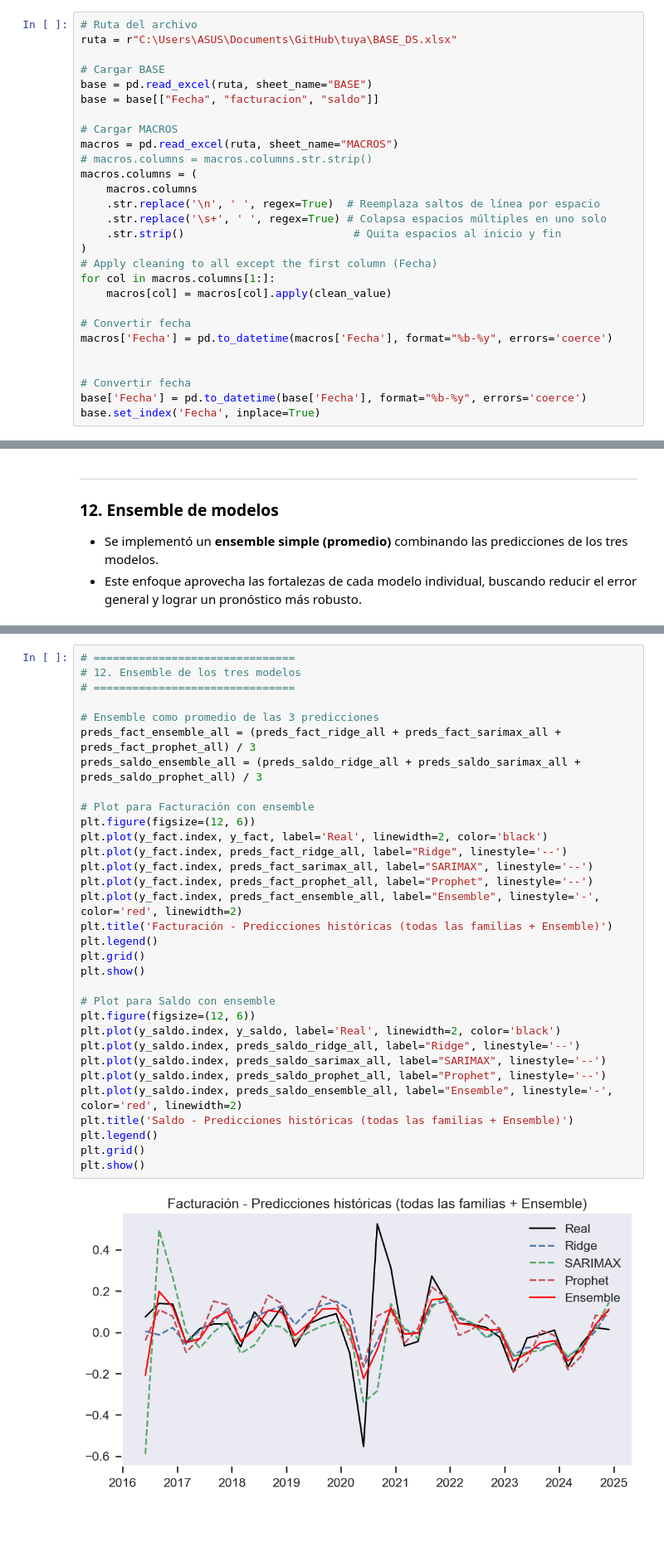
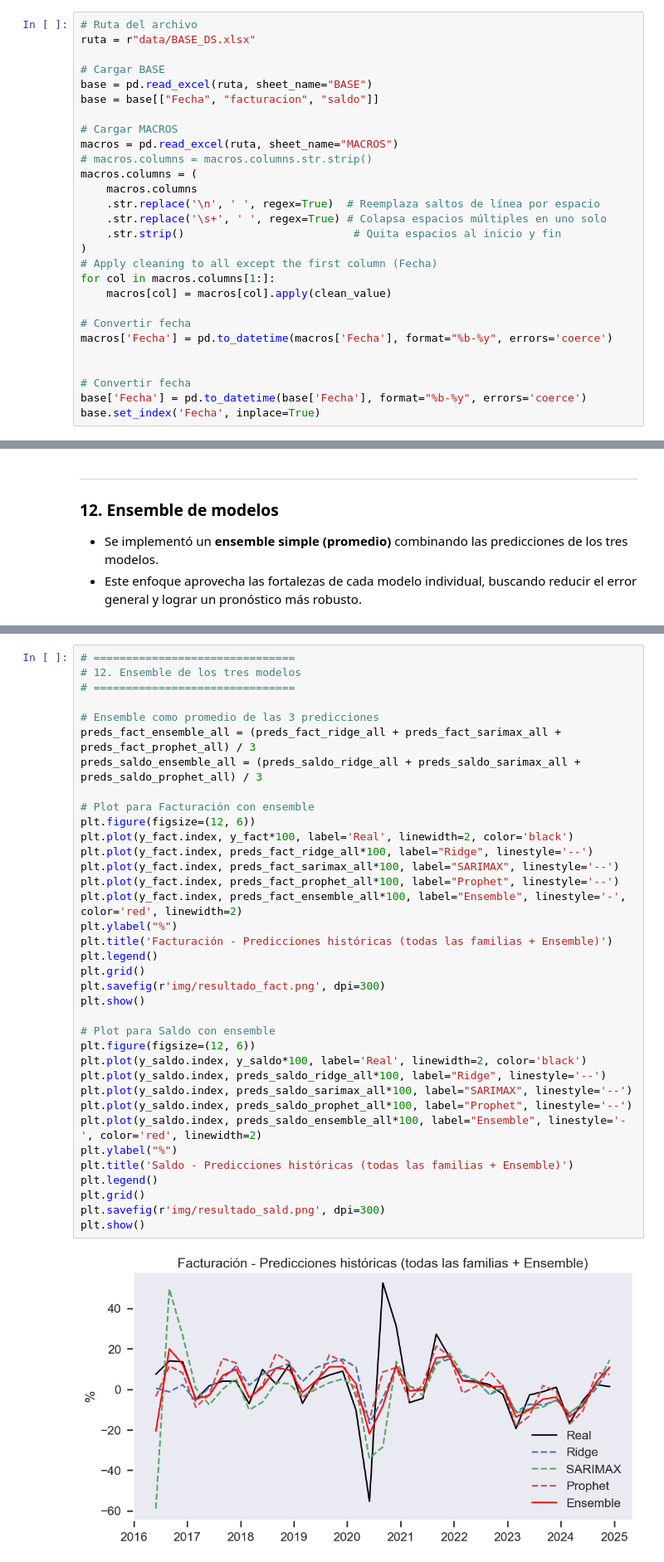
Before and after one commit to alramirezca/financial_forecasting_scenarios, a Jupyter notebook: 3_TRAIN.ipynb, the cells around one changed output, grey strips where cells are left out. Shown at 83% size. Drawn from its saved outputs; the diff is of its cells as text; blank space fills up the shorter version.

```diff
--- a/3_TRAIN.ipynb
+++ b/3_TRAIN.ipynb
@@ -43,7 +45,7 @@ sns.set_context("talk")
 ## LECTURA DE DATOS
 # %%
 # Ruta del archivo
-ruta = r"C:\Users\ASUS\Documents\GitHub\tuya\BASE_DS.xlsx"
+ruta = r"data/BASE_DS.xlsx"
 
 # Cargar BASE
 base = pd.read_excel(ruta, sheet_name="BASE")
@@ -716,34 +718,38 @@ Best RMSE for sarimax_saldo: 0.17725506669938867
 # %%
 # ===============================
 # 12. Ensemble de los tres modelos
 # ===============================
 
 # Ensemble como promedio de las 3 predicciones
 preds_fact_ensemble_all = (preds_fact_ridge_all + preds_fact_sarimax_all + preds_fact_prophet_all) / 3
 preds_saldo_ensemble_all = (preds_saldo_ridge_all + preds_saldo_sarimax_all + preds_saldo_prophet_all) / 3
 
 # Plot para Facturación con ensemble
 plt.figure(figsize=(12, 6))
-plt.plot(y_fact.index, y_fact, label='Real', linewidth=2, color='black')
-plt.plot(y_fact.index, preds_fact_ridge_all, label="Ridge", linestyle='--')
-plt.plot(y_fact.index, preds_fact_sarimax_all, label="SARIMAX", linestyle='--')
-plt.plot(y_fact.index, preds_fact_prophet_all, label="Prophet", linestyle='--')
-plt.plot(y_fact.index, preds_fact_ensemble_all, label="Ensemble", linestyle='-', color='red', linewidth=2)
+plt.plot(y_fact.index, y_fact*100, label='Real', linewidth=2, color='black')
+plt.plot(y_fact.index, preds_fact_ridge_all*100, label="Ridge", linestyle='--')
+plt.plot(y_fact.index, preds_fact_sarimax_all*100, label="SARIMAX", linestyle='--')
+plt.plot(y_fact.index, preds_fact_prophet_all*100, label="Prophet", linestyle='--')
+plt.plot(y_fact.index, preds_fact_ensemble_all*100, label="Ensemble", linestyle='-', color='red', linewidth=2)
+plt.ylabel("%")
 plt.title('Facturación - Predicciones históricas (todas las familias + Ensemble)')
 plt.legend()
 plt.grid()
+plt.savefig(r'img/resultado_fact.png', dpi=300)
 plt.show()
 
 # Plot para Saldo con ensemble
 plt.figure(figsize=(12, 6))
-plt.plot(y_saldo.index, y_saldo, label='Real', linewidth=2, color='black')
-plt.plot(y_saldo.index, preds_saldo_ridge_all, label="Ridge", linestyle='--')
-plt.plot(y_saldo.index, preds_saldo_sarimax_all, label="SARIMAX", linestyle='--')
-plt.plot(y_saldo.index, preds_saldo_prophet_all, label="Prophet", linestyle='--')
-plt.plot(y_saldo.index, preds_saldo_ensemble_all, label="Ensemble", linestyle='-', color='red', linewidth=2)
+plt.plot(y_saldo.index, y_saldo*100, label='Real', linewidth=2, color='black')
+plt.plot(y_saldo.index, preds_saldo_ridge_all*100, label="Ridge", linestyle='--')
+plt.plot(y_saldo.index, preds_saldo_sarimax_all*100, label="SARIMAX", linestyle='--')
+plt.plot(y_saldo.index, preds_saldo_prophet_all*100, label="Prophet", linestyle='--')
+plt.plot(y_saldo.index, preds_saldo_ensemble_all*100, label="Ensemble", linestyle='-', color='red', linewidth=2)
+plt.ylabel("%")
 plt.title('Saldo - Predicciones históricas (todas las familias + Ensemble)')
 plt.legend()
 plt.grid()
+plt.savefig(r'img/resultado_sald.png', dpi=300)
 plt.show()
 # %% [output]
-[figure, old version]
+[figure, new version]
```
Also changed, not shown: parts of 8 cells of this notebook, 12 other files.
